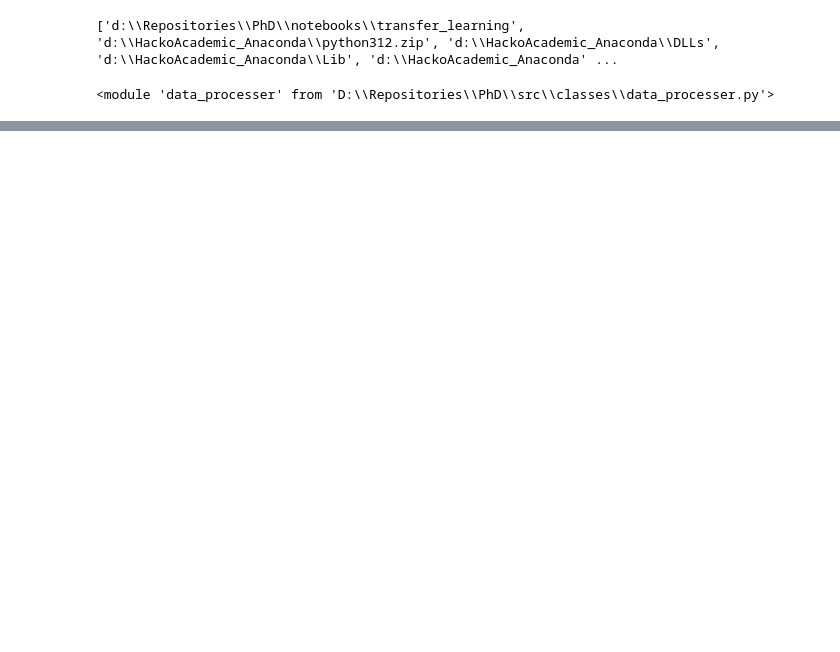
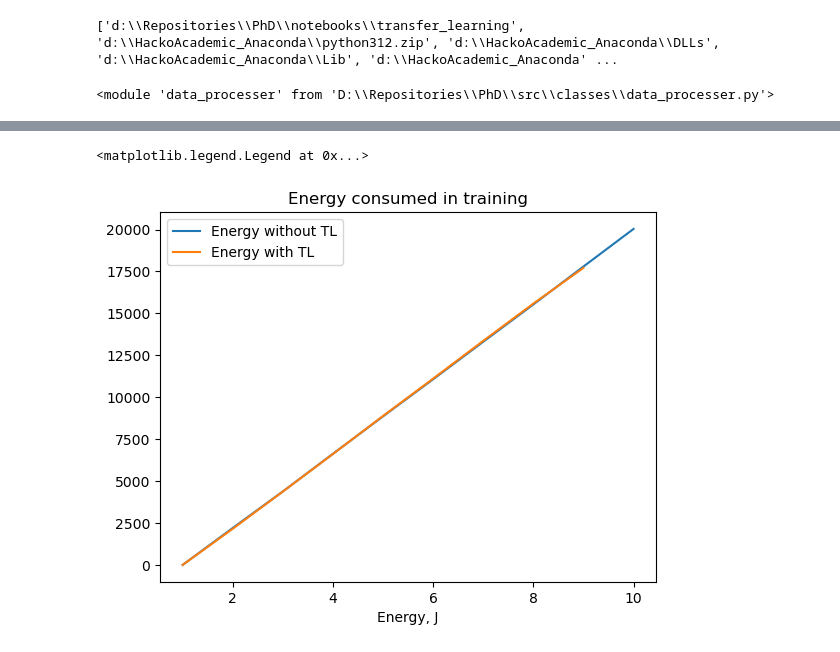
Before and after one commit to AtanasKolevNBU/PhD, a Jupyter notebook: notebooks/transfer_learning/transfer_learning.ipynb, the cells around one changed output, grey strips where cells are left out. Drawn from its saved outputs; the diff is of its cells as text; code cells hidden in the pictures; blank space fills up the shorter version.

Commit message:
Transfer Learning experiments

```diff
--- a/notebooks/transfer_learning/transfer_learning.ipynb
+++ b/notebooks/transfer_learning/transfer_learning.ipynb
@@ -25,0 +90,2 @@ importlib.reload(dp)
+# %%
+lstm_ee_fit, time_per_epoch, cum_energy_per_epoch = lstm_ee.train_lstm_and_track_time_and_efficiency(train_loader, val_loader, num_epochs=20, learning_rate=0.005)
@@ -25,0 +170,2 @@ importlib.reload(dp)
+# %%
+lstm_ee_fit_mm, time_per_epoch_mm, cum_energy_per_epoch_mm = lstm_ee.train_lstm_and_track_time_and_efficiency(train_loader_mm, val_loader_mm, num_epochs=20, learning_rate=0.05)
@@ -25,0 +236,3 @@ importlib.reload(dp)
+# %%
+lstm_ee_tl = lstm.LSTMModel(input_size = 1, hidden_size = 128, num_layers = 3, output_size = 1)
+lstm_ee_tl.load_model(r"D:\Repositories\PhD\models\healthy_lstm_ICE.pth")
@@ -25,0 +242,2 @@ importlib.reload(dp)
+# %%
+lstm_ee_fit_mm_tl, time_per_epoch_mm_tl, cum_energy_per_epoch_mm_tl = lstm_ee_tl.train_lstm_and_track_time_and_efficiency(train_loader_mm, val_loader_mm, num_epochs=20, learning_rate=0.01)
@@ -25,0 +338,10 @@ importlib.reload(dp)
+# %%
+plt.plot(range(1, len(cum_energy_per_epoch_mm)+1), cum_energy_per_epoch_mm, label = 'Energy without TL')
+plt.plot(range(1, len(cum_energy_per_epoch_mm_tl)+1), cum_energy_per_epoch_mm_tl, label = 'Energy with TL')
+plt.xlabel('Epoch')
+plt.xlabel('Energy, J')
+plt.title('Energy consumed in training')
+plt.legend()
+# %% [output]
+<matplotlib.legend.Legend at 0x...>
+[figure, added]
```
Also changed, not shown: parts of 29 cells of this notebook, 8 other files.
